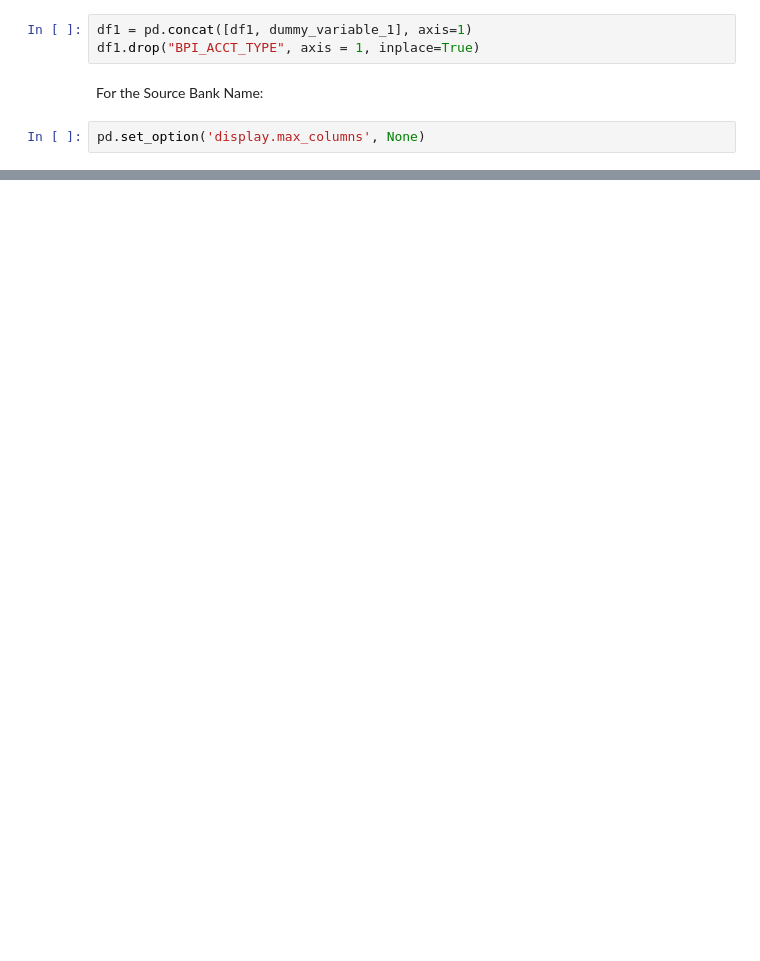
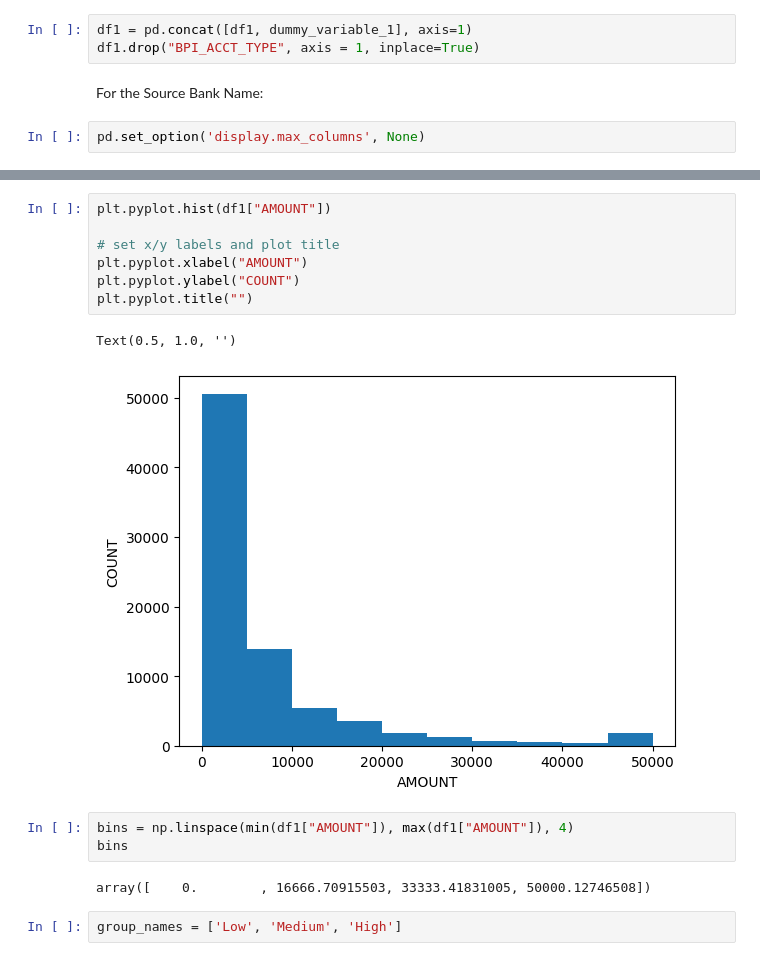
Before and after one commit to omoraisu/PJDSC2023-CarpeDatum, a Jupyter notebook: Pre-Processed Instapay Transactions.ipynb, the cells around one changed output, grey strips where cells are left out. Saved outputs shown, nothing was run; the diff lists cells and outputs as text; blank space fills up the shorter version.

```diff
--- a/Pre-Processed Instapay Transactions.ipynb
+++ b/Pre-Processed Instapay Transactions.ipynb
@@ -249,0 +262,17 @@ df.drop(['
+# %%
+plt.pyplot.hist(df1["AMOUNT"])
+
+# set x/y labels and plot title
+plt.pyplot.xlabel("AMOUNT")
+plt.pyplot.ylabel("COUNT")
+plt.pyplot.title("")
+# %% [output]
+Text(0.5, 1.0, '')
+[figure, added]
+# %%
+bins = np.linspace(min(df1["AMOUNT"]), max(df1["AMOUNT"]), 4)
+bins
+# %% [output]
+array([    0.        , 16666.70915503, 33333.41831005, 50000.12746508])
+# %%
+group_names = ['Low', 'Medium', 'High']
```
Also changed, not shown: parts of 35 cells of this notebook.
